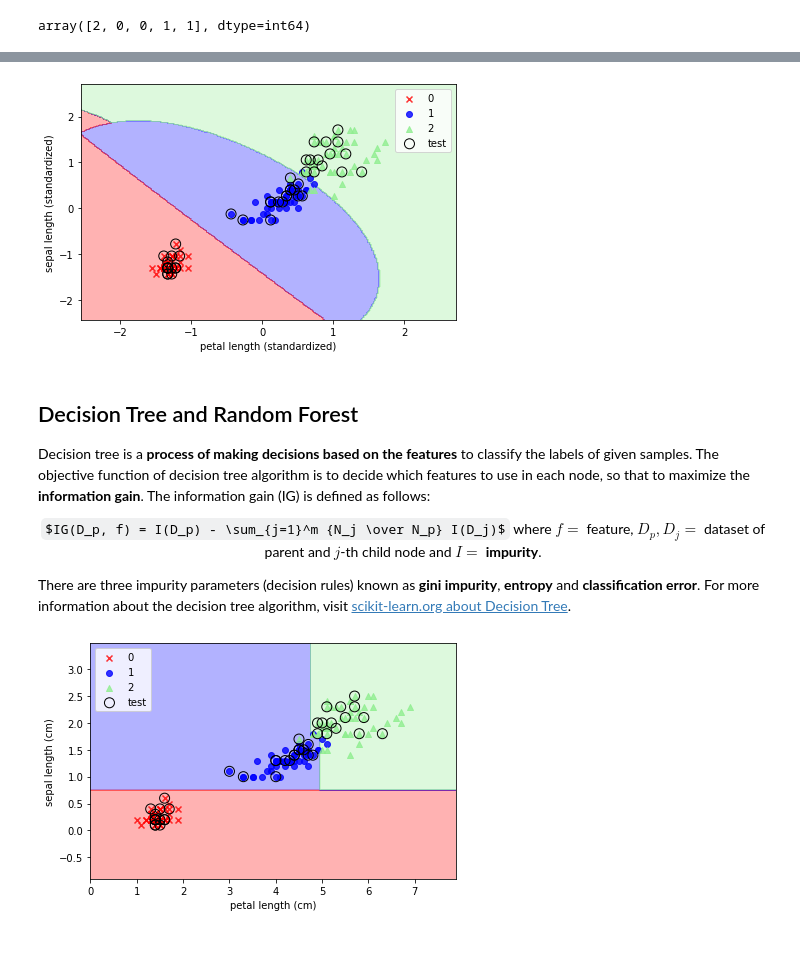
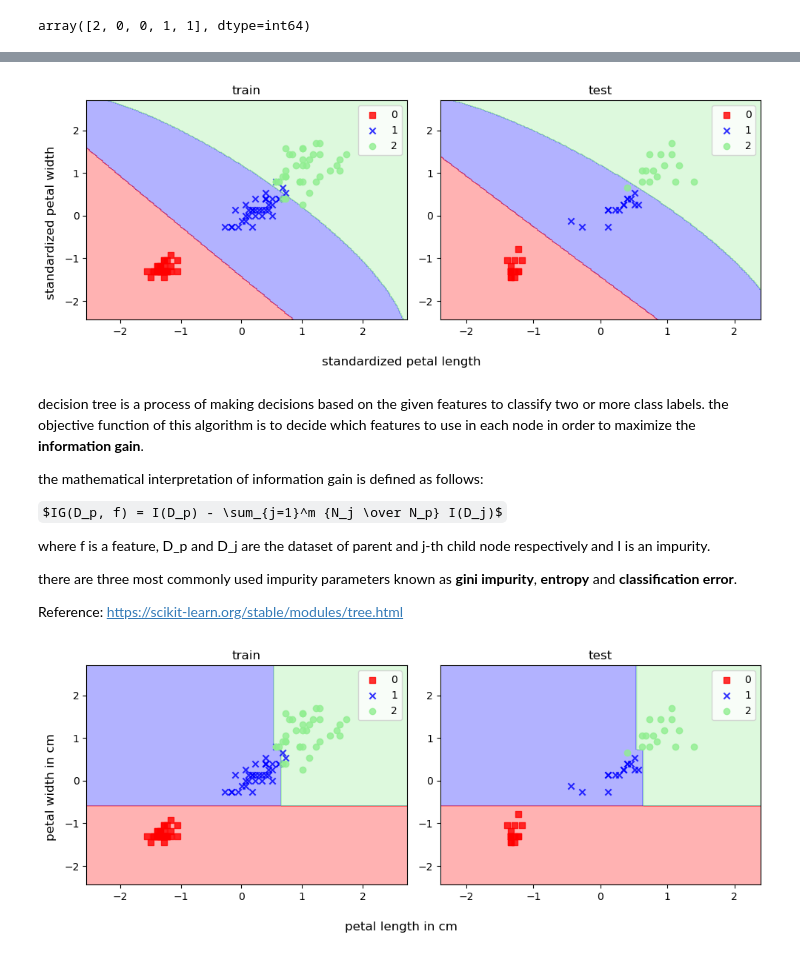
Before and after one commit to hanjihun2000/machine-learning, a Jupyter notebook: guide/classification-models.ipynb, the cells around one changed output, grey strips where cells are left out. Cells and saved outputs as stored; diff of their text form; code cells hidden in the pictures; some formulas as TeX source.

```diff
--- a/guide/classification-models.ipynb
+++ b/guide/classification-models.ipynb
@@ -84,0 +64,28 @@ plt.show()
+# %%
+def visualize_decision_boundary(X_train, y_train, classifier, X_test=None, y_test=None, xlabel="x", ylabel="y"):
+    if X_test is not None and y_test is not None:
+        fig = plt.figure(figsize=(10, 4))
+    else:
+        fig = plt.figure()
+    fig.supxlabel(xlabel)
+    fig.supylabel(ylabel)
+    if X_test is None or y_test is None:
+        plot_decision_boundary(X_train, y_train, classifier=classifier)
+        plt.title("train")
+        plt.legend(loc="best")
+
+        plt.tight_layout()
+        plt.show()
+    else:
+        plt.subplot(1, 2, 1)
+        plot_decision_boundary(X_train, y_train, classifier=classifier)
+        plt.title("train")
+        plt.legend(loc="best")
+
+        plt.subplot(1, 2, 2)
+        plot_decision_boundary(X_test, y_test, classifier=classifier)
+        plt.title("test")
+        plt.legend(loc="best")
+
+        plt.tight_layout()
+        plt.show()
@@ -296,37 +271,32 @@ A kernel SVM method on the iris flower dataset also performs pretty well.
 # %%
-svm = SVC(kernel='rbf', random_state=1, gamma=0.2, C=10.0)
-svm.fit(X_train_std, y_train)
-display_decision_boundary(X_combined_std, y_combined, classifier=svm, test_idx=range(105, 150))
-plt.xlabel('petal length (standardized)')
-plt.ylabel('sepal length (standardized)')
-plt.legend(loc='best')
-plt.tight_layout()
-plt.show()
+k_svm = SVC(kernel='rbf', random_state=1, gamma=0.1, C=10.0)
+k_svm.fit(X_train_std, y_train)
+visualize_decision_boundary(X_train_std, y_train, classifier=k_svm, \
+                            X_test=X_test_std, y_test=y_test, \
+                            xlabel="standardized petal length", ylabel="standardized petal width")
 # %% [output]
-[figure, old version]
+[figure, new version]
 # %% [markdown]
-## Decision Tree and Random Forest
+decision tree is a process of making decisions based on the given features to classify two or more class labels. the objective function of this algorithm is to decide which features to use in each node in order to maximize the **information gain**.
 
-Decision tree is a **process of making decisions based on the features** to classify the labels of given samples. The objective function of decision tree algorithm is to decide which features to use in each node, so that to maximize the **information gain**. The information gain (IG) is defined as follows:
-<br><center>$IG(D_p, f) = I(D_p) - \sum_{j=1}^m {N_j \over N_p} I(D_j)$ where $f = $ feature, $D_p, D_j = $ dataset of parent and $j$-th child node and $I = $ **impurity**.</center>
+the mathematical interpretation of information gain is defined as follows:
 
-There are three impurity parameters (decision rules) known as **gini impurity**, **entropy** and **classification error**. For more information about the decision tree algorithm, visit [scikit-learn.org about Decision Tree](https://scikit-learn.org/stable/modules/tree.html).
+$IG(D_p, f) = I(D_p) - \sum_{j=1}^m {N_j \over N_p} I(D_j)$
+
+where f is a feature, D_p and D_j are the dataset of parent and j-th child node respectively and I is an impurity.
+
+there are three most commonly used impurity parameters known as **gini impurity**, **entropy** and **classification error**.
+
+Reference: https://scikit-learn.org/stable/modules/tree.html
 # %%
 from sklearn.tree import DecisionTreeClassifier
-
 # pruning the tree by setting the max depth of the tree equals to 4
-tree_model = DecisionTreeClassifier(criterion='gini', max_depth=4, random_state=1) # use gini impurity
-tree_model.fit(X_train, y_train)
-
-X_combined = np.vstack((X_train, X_test))
-y_combined = np.hstack((y_train, y_test))
-display_decision_boundary(X_combined, y_combined, classifier=tree_model, test_idx=range(105, 150))
-plt.xlabel('petal length (cm)')
-plt.ylabel('sepal length (cm)')
-plt.legend(loc='best')
-plt.tight_layout()
-plt.show()
+tree_model = DecisionTreeClassifier(criterion="gini", max_depth=4, random_state=1) # use gini impurity
+tree_model.fit(X_train_std, y_train)
+visualize_decision_boundary(X_train_std, y_train, classifier=tree_model, \
+                            X_test=X_test_std, y_test=y_test, \
+                            xlabel="petal length in cm", ylabel="petal width in cm")
 # %% [output]
-[figure, old version]
+[figure, new version]
 # %%
 from sklearn import tree
```
Also changed, not shown: parts of 23 cells of this notebook.
